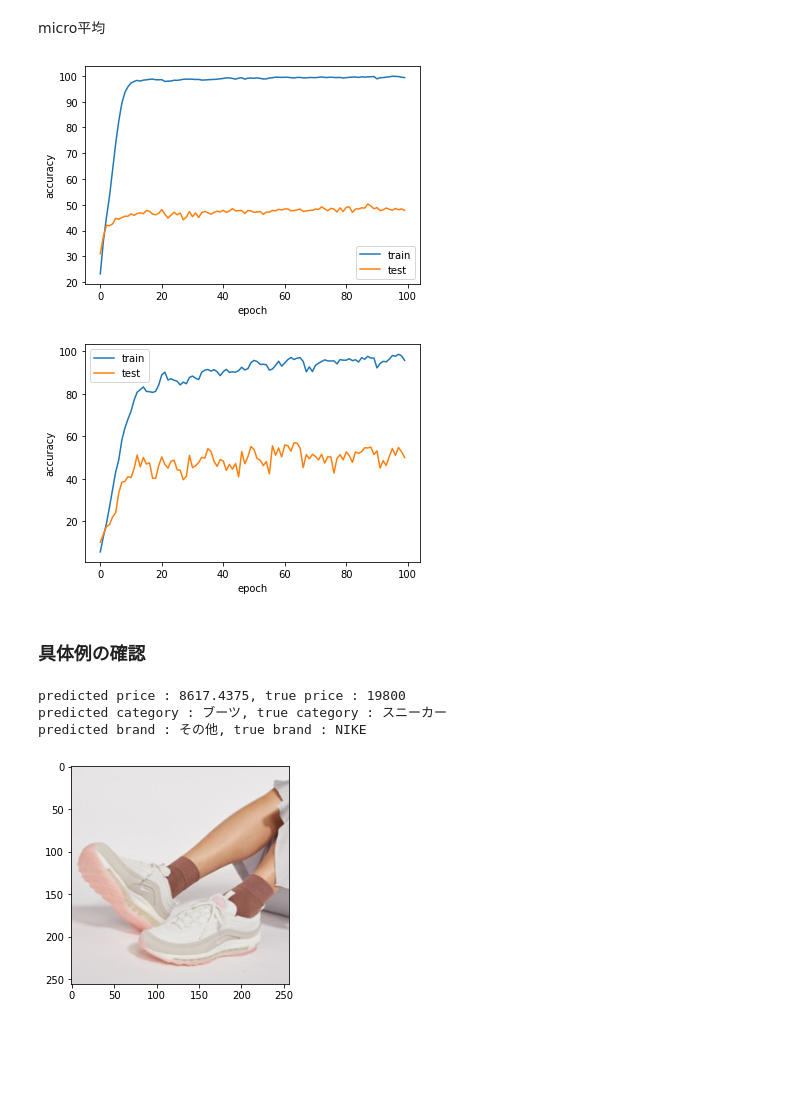
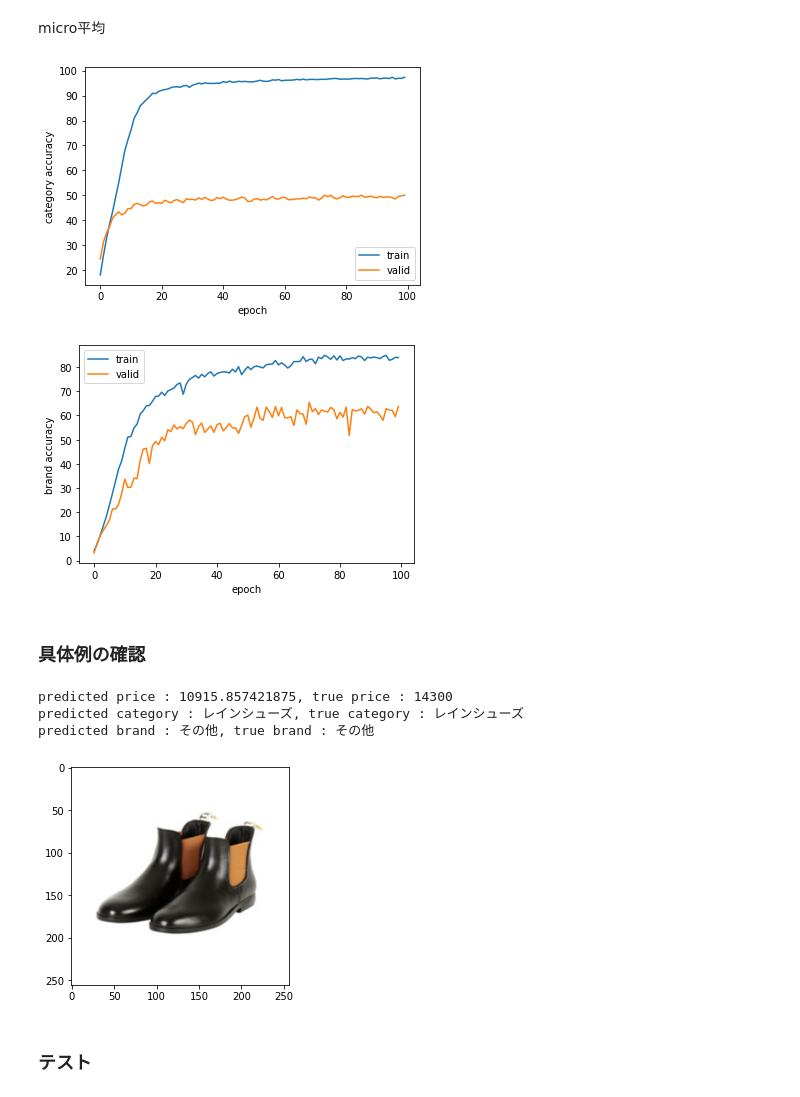
Before and after one commit to yukilost/googlecolab, a Jupyter notebook: shoes_price_prediction.ipynb, the cells around one changed output. Saved outputs shown, nothing was run; the diff lists cells and outputs as text; code cells hidden in the pictures; blank space fills up the shorter version.

```diff
--- a/shoes_price_prediction.ipynb
+++ b/shoes_price_prediction.ipynb
@@ -391,20 +392,28 @@ img_transform = transforms.Compose([
   transforms.ToTensor()
 ])
 
-train_size = 20002
-train_batch_size = 73
-test_size = data_num - train_size
-test_batch_size = 211
+train_size = 15000
+valid_size = 4000
+test_size = 4165
+
+train_batch_size = 50
+valid_batch_size = 50
+test_batch_size = 49
 
 df_train = df_s[:train_size]
+df_valid = df_s[train_size:train_size+valid_size].reset_index(drop=True)
+df_test = df_s[train_size+valid_size:train_size+valid_size+test_size].reset_index(drop=True)
+
 print(df_train)
-
-df_test = df_s[train_size:].reset_index(drop=True)
+print(df_valid)
 print(df_test)
 
 train_dataset = Data(img_path, img_transform, df_train)
+valid_dataset = Data(img_path, img_transform, df_valid)
+test_dataset = Data(img_path, img_transform, df_test)
+
 train_loader = torch.utils.data.DataLoader(dataset=train_dataset, batch_size=train_batch_size)
-test_dataset = Data(img_path, img_transform, df_test)
+valid_loader = torch.utils.data.DataLoader(dataset=valid_dataset, batch_size=valid_batch_size)
 test_loader = torch.utils.data.DataLoader(dataset=test_dataset, batch_size=test_batch_size)
 # %% [output]
           id  ...  price
@@ -467,18 +489,18 @@ class MultiTaskModel(nn.Module):
     )
 
     self.price_fc = nn.Sequential(
-        nn.Linear(in_features=48*18*18, out_features=512), nn.LeakyReLU(),
-        nn.Linear(in_features=512, out_features=1), nn.Identity()
+        nn.Dropout(p=0.5), nn.Linear(in_features=48*18*18, out_features=512), nn.LeakyReLU(),
+        nn.Dropout(p=0.3), nn.Linear(in_features=512, out_features=1), nn.Identity()
     )
 
     self.category_fc = nn.Sequential(
-        nn.Linear(in_features=48*18*18, out_features=512), nn.LeakyReLU(),
-        nn.Linear(in_features=512, out_features=category_size)
+        nn.Dropout(p=0.5), nn.Linear(in_features=48*18*18, out_features=512), nn.LeakyReLU(),
+        nn.Dropout(p=0.3), nn.Linear(in_features=512, out_features=category_size)
     )
 
     self.brand_fc = nn.Sequential(
-        nn.Linear(in_features=48*18*18, out_features=512), nn.LeakyReLU(),
-        nn.Linear(in_features=512, out_features=brand_size)
+        nn.Dropout(p=0.5), nn.Linear(in_features=48*18*18, out_features=512), nn.LeakyReLU(),
+        nn.Dropout(p=0.3), nn.Linear(in_features=512, out_features=brand_size)
     )
 
   def forward(self, x):
@@ -733,49 +754,51 @@ micro平均
 # %%
 plt.figure()
 plt.xlabel('epoch')
-plt.ylabel('accuracy')
+plt.ylabel('category accuracy')
 p1 = plt.plot(running_train_category_accuracy, label='train')
-p2 = plt.plot(running_test_category_accuracy, label='test')
-plt.legend((p1[0], p2[0]), ("train", "test"))
+p2 = plt.plot(running_valid_category_accuracy, label='valid')
+plt.legend((p1[0], p2[0]), ("train", "valid"))
 plt.show()
 # %% [output]
-[figure, old version]
+[figure, new version]
 # %%
 plt.figure()
 plt.xlabel('epoch')
-plt.ylabel('accuracy')
+plt.ylabel('brand accuracy')
 p1 = plt.plot(running_train_brand_accuracy, label='train')
-p2 = plt.plot(running_test_brand_accuracy, label='test')
-plt.legend((p1[0], p2[0]), ("train", "test"))
+p2 = plt.plot(running_valid_brand_accuracy, label='valid')
+plt.legend((p1[0], p2[0]), ("train", "valid"))
 plt.show()
 # %% [output]
-[figure, old version]
+[figure, new version]
 # %% [markdown]
 ### 具体例の確認
 # %%
-index = random.randint(0, test_size-1)
-image, price, category_label, brand_label = test_dataset[index]
+index = random.randint(0, valid_size-1)
+image, price, category_label, brand_label = valid_dataset[index]
 image = image.reshape(1, 3, 256, 256).to(device)
 
 model.eval()
 with torch.no_grad():
     pred_price, pred_category, pred_brand = model(image)
 
 image = image.reshape(3, 256, 256)
 image = image.cpu()
 pred_category = pred_category.cpu()
 pred_brand = pred_brand.cpu()
 
 pred_category_label = np.argmax(pred_category.numpy().copy())
 pred_brand_label = np.argmax(pred_brand.numpy().copy())
 
 plt.imshow(np.asarray(image.numpy().copy().transpose(1, 2, 0)))
 
 print("predicted price : {}, true price : {}".format(pred_price.item(), price))
 print("predicted category : {}, true category : {}".format(label_to_category[pred_category_label], label_to_category[category_label]))
 print("predicted brand : {}, true brand : {}".format(label_to_brand[pred_brand_label], label_to_brand[brand_label]))
 # %% [output]
-predicted price : 8617.4375, true price : 19800
-predicted category : ブーツ, true category : スニーカー
-predicted brand : その他, true brand : NIKE
+predicted price : 10915.857421875, true price : 14300
+predicted category : レインシューズ, true category : レインシューズ
+predicted brand : その他, true brand : その他
-[figure, old version]
+[figure, new version]
+# %% [markdown]
+### テスト
```
Also changed, not shown: parts of 12 cells of this notebook.
